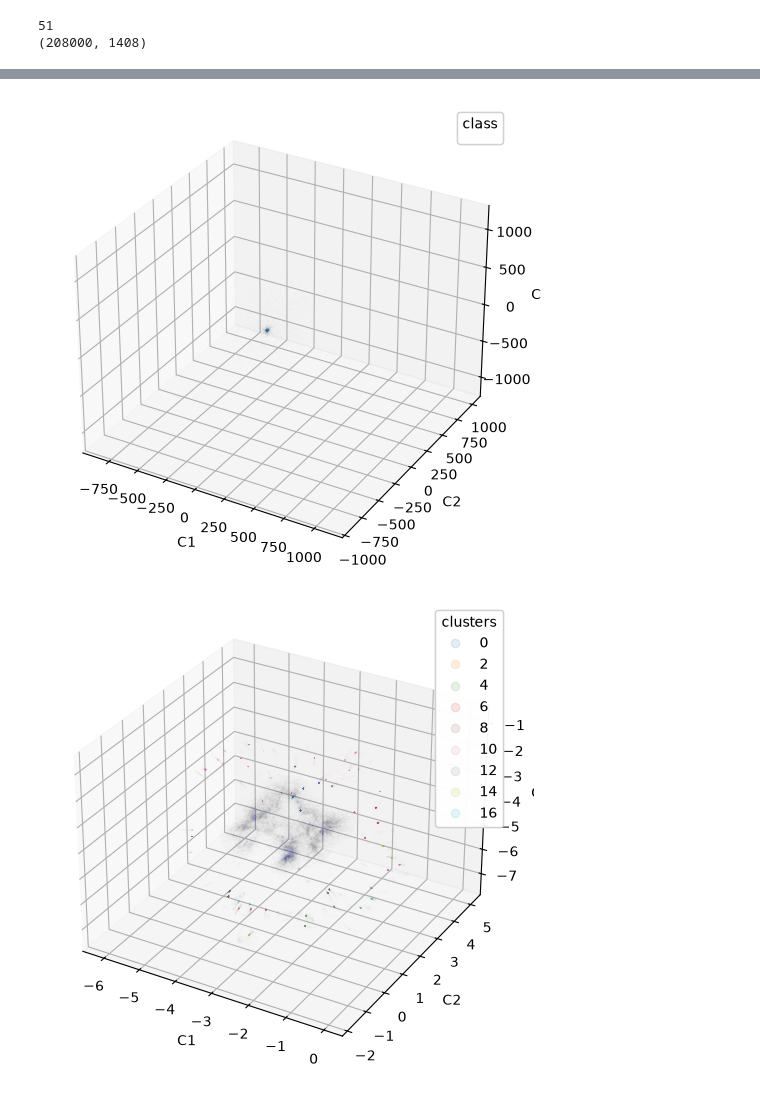
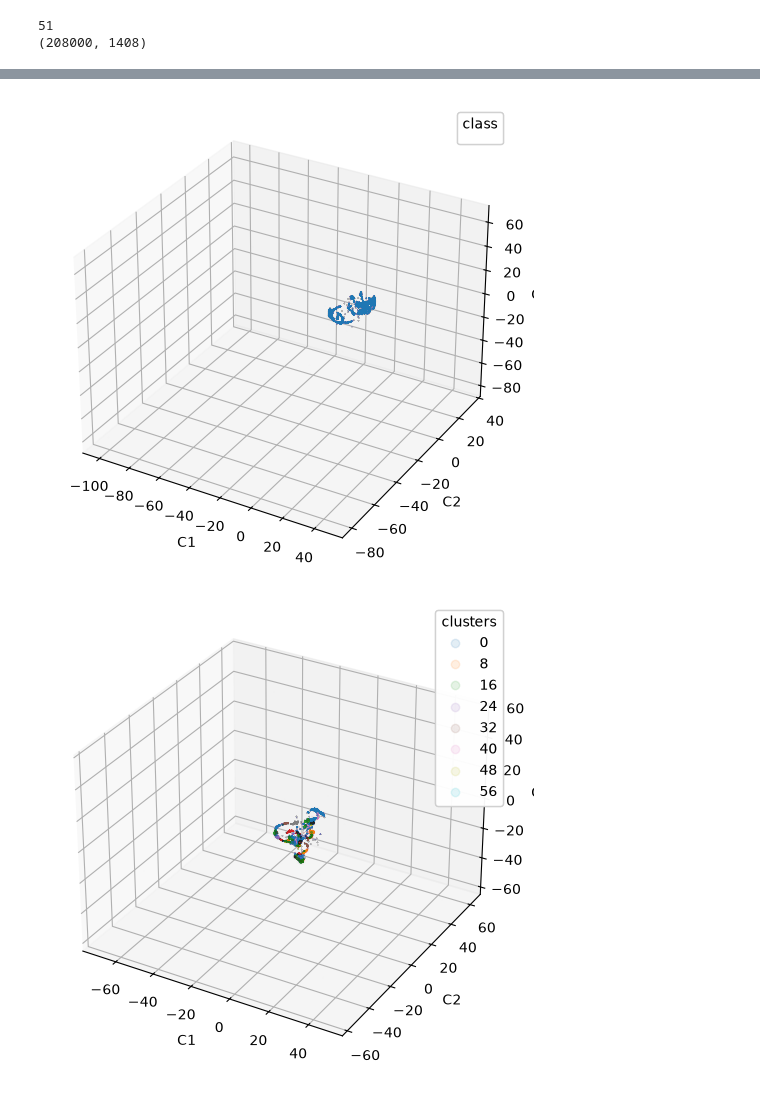
Before and after one commit to Sea-Meets-the-Stars/DBOF_Representation_Learning, a Jupyter notebook: notebooks/NEMI.ipynb, the cells around one changed output, grey strips where cells are left out. Saved outputs shown, nothing was run; the diff lists cells and outputs as text; code cells hidden in the pictures.

Commit message:
running with nemi

```diff
--- a/notebooks/NEMI.ipynb
+++ b/notebooks/NEMI.ipynb
@@ -20,6 +23,6 @@ source.print_available_channels()
 # cutouts_dataloader = cutouts_dataset.get_cutout_loader(source=source, subset=True, subsample_per_chunk = 64, num_sample_chunks = 1, n_workers=1, batch_size=64)
 data_channels = ['Eta','Salt','Theta','U','V','W','gradb2','oceTAUX','oceTAUY','gradrho2','turner_angle','strain_n','strain_s','strain_mag','divergence','relative_vorticity','coriolis_f','oceQnet','ekman_pumping','wind_stress_curl']
 
-cutouts_dataloader = cutouts_dataset.get_cutout_loader(data_channels=data_channels, source=source, subset=False, subsample_per_chunk = 64, num_sample_chunks = 1, n_workers=1, batch_size=64)
+cutouts_dataloader = cutouts_dataset.get_cutout_loader(data_channels=data_channels, source=source, subset=False, subsample_per_chunk = 64, num_sample_chunks = 1, n_workers=4, batch_size=64)
 # %% [output]
 Perhaps you already have a cluster running?
@@ -46,17 +53,37 @@ print(patches.shape)
 (208000, 1408)
 # %%
 # Run NEMI on the patches (GPU: cuML UMAP + clustering)
+# nemi = NEMI(params={
+#     "device": "gpu",
+#     "embedding_dict":  {"n_components": 3, "n_neighbors": 150, "min_dist": 0.0},
+#     "clustering_dict": {"method": "hdbscan", "min_cluster_size": 1000, "min_samples": 500},
+# })
+
 nemi = NEMI(params={
     "device": "gpu",
-    "embedding_dict":  {"n_components": 3, "n_neighbors": 200, "min_dist": 0.0},
-    "clustering_dict": {"method": "hdbscan", "min_cluster_size": 500, "min_samples": 500},
+    "embedding_dict":  {"n_components": 2, "n_neighbors": 150, "min_dist": 0.0},
+    "clustering_dict": {"method": "agglomerative", "n_clusters": 40, "linkage": "single", "n_neighbors": 3},
 })
 
+
 # single member to start; bump n (with assess_overlap=True) for the ensemble
-nemi.run(patches, n=1, output="nemi_out.npz")
+nemi.run(patches, n=5, output="nemi_out.npz", assess_overlap=True)
 
 labels    = nemi.clusters      # (N,) cluster label per patch
 embedding = nemi.embedding     # (N, 3) UMAP embedding
 print("labels", labels.shape, "| embedding", embedding.shape)
+
+d = np.load("nemi_out.npz")
+print(d.files)
+
+member_clusters = d["member_clusters"]  # (n, N)  per-member labels  <- entropy input
+embeddings      = d["embeddings"]       # (n, N, d) per-member UMAP embeddings
+clusters        = d["clusters"]         # (N,)   consensus labels (assess_overlap ran)
+embedding       = d["embedding"]        # (N, d) consensus/base embedding
+
+print(embeddings.shape)
+print(member_clusters.shape)
+print(clusters.shape)
+print(embedding.shape)
 # %% [output]
 Fitting the embedding
@@ -142,10 +219,10 @@ def vis_dim_redux(X_d, labels=None, class_subset=None, label_title="class", dims
 
 plt.show()
 # %%
-vis_dim_redux(embedding, dims=3)
+vis_dim_redux(embeddings[2], dims=3, alpha=1)
 # %% [output]
-[figure, old version]
+[figure, new version]
 # %%
-vis_dim_redux(embedding, labels=labels, class_subset=None, label_title="clusters", dims=3)
+vis_dim_redux(embeddings[0], labels=clusters, class_subset=None, label_title="clusters", dims=3, alpha=1)
 # %% [output]
-[figure, old version]
+[figure, new version]
```
Also changed, not shown: parts of 7 cells of this notebook.
